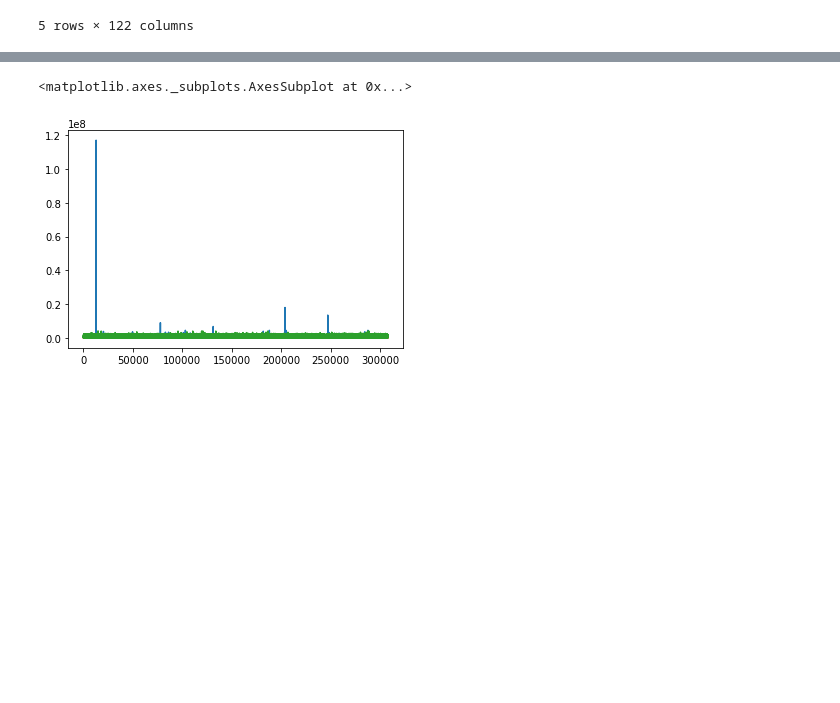
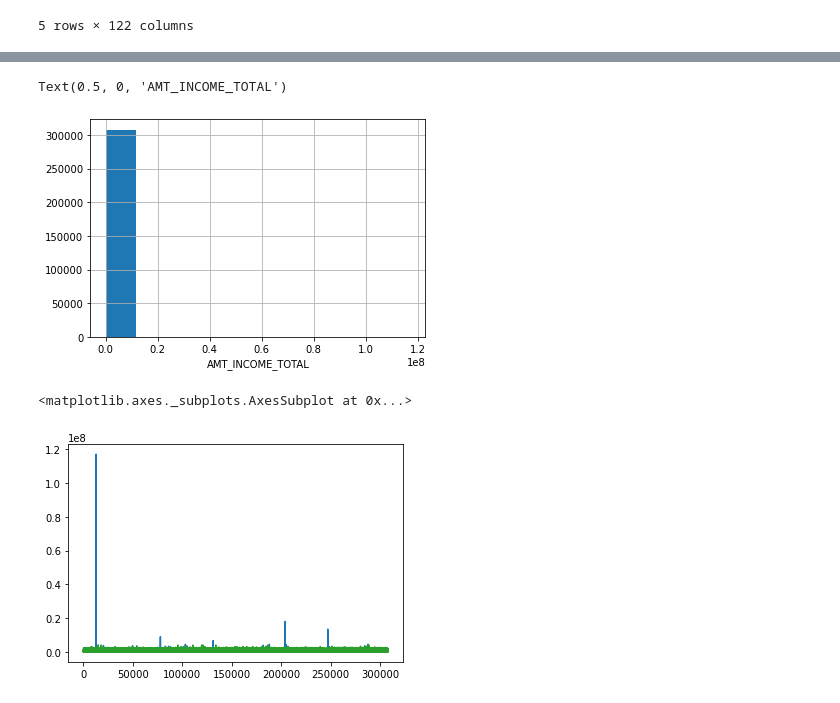
Before and after one commit to pat448765/ML100Days, a Jupyter notebook: D008/Day_008_HW.ipynb, the cells around one changed output, grey strips where cells are left out. Saved outputs shown, nothing was run; the diff lists cells and outputs as text; code cells hidden in the pictures; blank space fills up the shorter version.

```diff
--- a/D008/Day_008_HW.ipynb
+++ b/D008/Day_008_HW.ipynb
@@ -43,3 +56,9 @@ app_train.head()
+# %%
+app_train['AMT_INCOME_TOTAL'].hist()
+plt.xlabel('AMT_INCOME_TOTAL')
+# %% [output]
+Text(0.5, 0, 'AMT_INCOME_TOTAL')
+[figure, added]
 # %%
 app_train.AMT_INCOME_TOTAL.plot()
 app_train.AMT_ANNUITY.plot()
```
Also changed, not shown: parts of 2 cells of this notebook.
